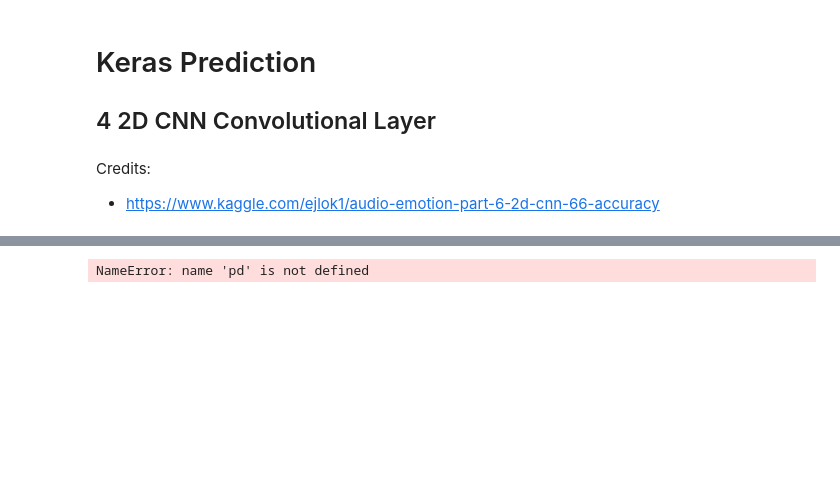
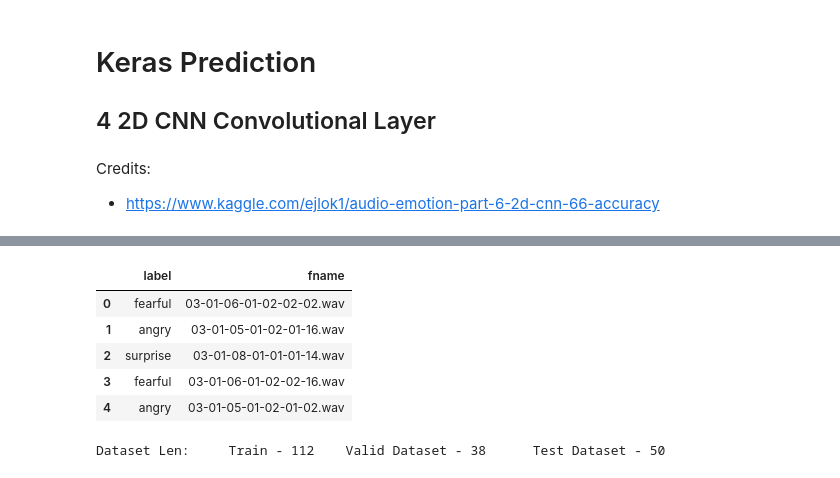
Before and after one commit to DanieleSpera/Machine-Learning-Training, a Jupyter notebook: Emotion speech recognition/Model-Train-Keras.ipynb, the cells around one changed output, grey strips where cells are left out. Saved outputs shown, nothing was run; the diff lists cells and outputs as text; code cells hidden in the pictures; blank space fills up the shorter version.

```diff
--- a/Emotion speech recognition/Model-Train-Keras.ipynb
+++ b/Emotion speech recognition/Model-Train-Keras.ipynb
@@ -30,7 +39,12 @@ Using TensorFlow backend.
 # %%
 #Get the reference
-ref = pd.read_csv("./ReferenceData.csv")#[:100]
+ref = pd.read_csv("./ReferenceData.csv")[:200]
 #Print head / test successfull load
 ref.head()
 # %% [output]
-NameError: name 'pd' is not defined
+|  | label | fname |
+| 0 | fearful | 03-01-06-01-02-02-02.wav |
+| 1 | angry | 03-01-05-01-02-01-16.wav |
+| 2 | surprise | 03-01-08-01-01-01-14.wav |
+| 3 | fearful | 03-01-06-01-02-02-16.wav |
+| 4 | angry | 03-01-05-01-02-01-02.wav |
@@ -41,0 +51,25 @@ mfcc = KerasLoader().prepare_data(ref,n_mfcc,44100, 4 )
+# %%
+#Split the Train and Test dataset
+X_train, X_test, y_train, y_test = train_test_split(ref["fname"]
+                                                    ,ref["label"]
+                                                    , test_size=0.25
+                                                    , shuffle=True
+                                                    , random_state=50
+                                                   )
+#Split the Train and Validation dataset
+X_train, X_valid , y_train, y_valid = train_test_split(X_train
+                                                    , y_train
+                                                    , test_size=0.25
+                                                    , shuffle=True
+                                                    , random_state=50
+                                                   )
+
+
+#Merge data and prediction in 1 dataset for train validation and test
+train_df = pd.concat([X_train,y_train], axis = 1)
+valid_df =  pd.concat([X_valid,y_valid], axis = 1)
+test_df = pd.concat([X_test,y_test], axis = 1)
+
+print('Dataset Len:\t Train - {} \tValid Dataset - {} \tTest Dataset - {}'.format(len(train_df), len(valid_df), len(test_df)))
+# %% [output]
+Dataset Len:     Train - 112    Valid Dataset - 38      Test Dataset - 50
```
Also changed, not shown: parts of 7 cells of this notebook, 10 other files.
